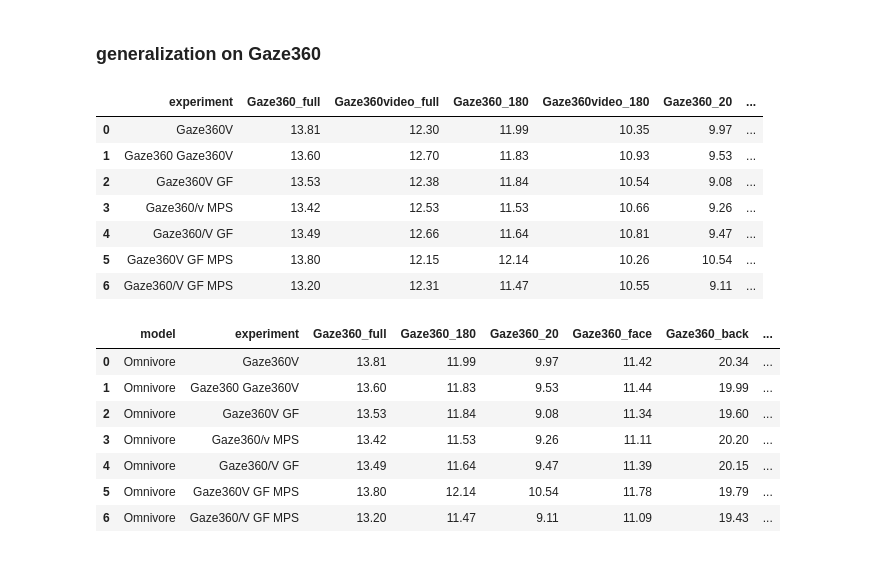
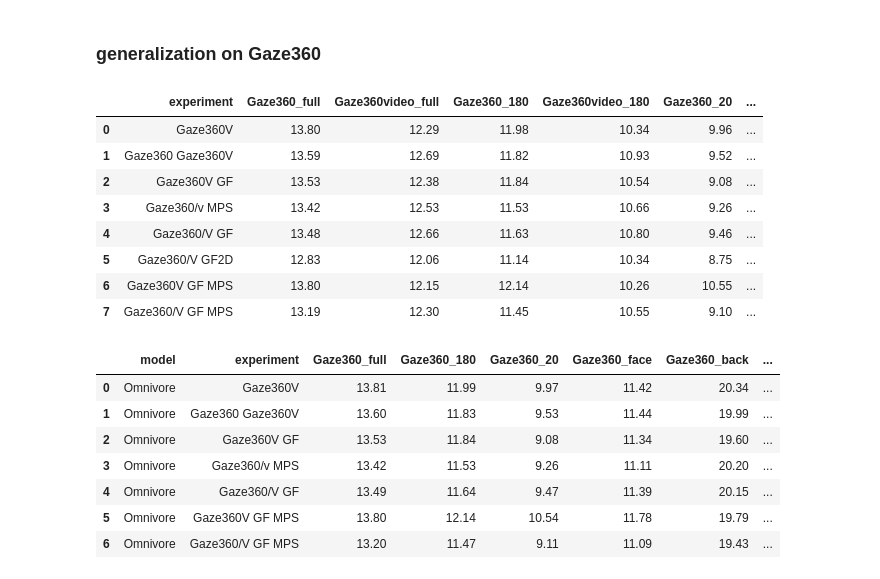
Before and after one commit to Vuillecard/gaze_pretrain, a Jupyter notebook: notebooks/0107_generalization.ipynb, the cells around one changed output. Drawn from its saved outputs; the diff is of its cells as text; code cells hidden in the pictures.

```diff
--- a/notebooks/0107_generalization.ipynb
+++ b/notebooks/0107_generalization.ipynb
@@ -102,6 +102,10 @@ paths = {
     'Gaze360/V GF': {
         'path_dir': 'logs/experiments/generalize/run_2024-07-11_16-08-57',
         'path_model': '/idiap/temp/pvuillecard/projects/gaze_pretrain/logs/experiments/generalize/run_2024-07-11_16-08-57/logs/train/runs/run_0/checkpoints/best_epoch_007.ckpt',
+    },
+    'Gaze360/V GF2D': {
+        'path_dir': 'logs/experiments/generalize/run_2024-09-03_16-56-22',
+        'path_model': '/idiap/temp/pvuillecard/projects/gaze_pretrain/logs/experiments/generalize/run_2024-09-03_16-56-22/logs/train/runs/run_0/checkpoints/best_epoch_024.ckpt',
     },
     'Gaze360V GF MPS': {
         'path_dir': 'logs/experiments/generalize/run_2024-07-04_17-43-42',
@@ -197,51 +201,52 @@ results_table.round(1)
 # %%
 results= []
 for k,value in paths.items():
-    if k in ['Gaze360V', 'Gaze360V GF','Gaze360V GF MPS','Gaze360 Gaze360V','Gaze360/v MPS','Gaze360/V GF','Gaze360/V GF MPS']:
+    if k in ['Gaze360V', 'Gaze360V GF','Gaze360V GF MPS','Gaze360 Gaze360V','Gaze360/v MPS','Gaze360/V GF','Gaze360/V GF2D','Gaze360/V GF MPS']:
         path_exp = os.path.join(dir_log, value['path_dir'],'logs/train/runs/run_0')
         files = os.listdir(os.path.join(path_exp,'metric','test'))
         file = [f for f in files if f.endswith('.json')]
-        if k in ['Gaze360/v MPS']:
+        if k in ['Gaze360/v MPS','Gaze360/V GF2D']:
             file = [f for f in files if f.endswith('.json')]
         else :
             file = [f for f in files if f.endswith('_0.json')]
         file = file[0]
         with open(os.path.join(path_exp,'metric','test',file), 'r') as f:
             metrics = json.load(f)
         col_name = list(metrics.keys())
         metrics['model'] = 'Omnivore'
         metrics['experiment'] = k
         results.append(metrics)
 
 results_table = pd.DataFrame(results)
 # change column order
 # change column order
 column_order = ['model', 'experiment', 'Gaze360_full',  'Gaze360_180',
        'Gaze360_20', 'Gaze360_face','Gaze360_back', 'Gaze360video_full',
        'Gaze360video_180', 'Gaze360video_20', 'Gaze360video_face', 'Gaze360video_back', 'GFIE_full','GFIEvideo_full',
        'MPSGaze_all', 'GazeFollow_2D', 'MPIIFace','Eyediap_CS', 'Eyediapvideo_CS', 'Eyediap_FT', 'Eyediapvideo_FT',
        'Eyediap_FT_M', 'Eyediap_FT_S',
        'Eyediapvideo_FT_M', 'Eyediapvideo_FT_S']
 
 results_table = results_table[column_order]
 results_table_2 = results_table.copy()
 
 column_order = ['experiment','Gaze360_full', 'Gaze360video_full', 'Gaze360_180', 'Gaze360video_180', 'Gaze360_20', 'Gaze360video_20',
                 'Gaze360_face', 'Gaze360video_face', 'Gaze360_back', 'Gaze360video_back',
                 'GFIE_full', 'GFIEvideo_full', 'MPIIFace', 'Eyediap_CS', 'Eyediapvideo_CS']
 results_table = results_table[column_order]
 # to latex
 results_table.to_latex('results/results_table_generalization_Gaze360.tex', index=False,float_format="%.1f")
 results_table
 # %% [output]
 |  | experiment | Gaze360_full | Gaze360video_full | Gaze360_180 | Gaze360video_180 | Gaze360_20 | ... |
-| 0 | Gaze360V | 13.81 | 12.30 | 11.99 | 10.35 | 9.97 | ... |
-| 1 | Gaze360 Gaze360V | 13.60 | 12.70 | 11.83 | 10.93 | 9.53 | ... |
+| 0 | Gaze360V | 13.80 | 12.29 | 11.98 | 10.34 | 9.96 | ... |
+| 1 | Gaze360 Gaze360V | 13.59 | 12.69 | 11.82 | 10.93 | 9.52 | ... |
 | 2 | Gaze360V GF | 13.53 | 12.38 | 11.84 | 10.54 | 9.08 | ... |
 | 3 | Gaze360/v MPS | 13.42 | 12.53 | 11.53 | 10.66 | 9.26 | ... |
-| 4 | Gaze360/V GF | 13.49 | 12.66 | 11.64 | 10.81 | 9.47 | ... |
-| 5 | Gaze360V GF MPS | 13.80 | 12.15 | 12.14 | 10.26 | 10.54 | ... |
-| 6 | Gaze360/V GF MPS | 13.20 | 12.31 | 11.47 | 10.55 | 9.11 | ... |
+| 4 | Gaze360/V GF | 13.48 | 12.66 | 11.63 | 10.80 | 9.46 | ... |
+| 5 | Gaze360/V GF2D | 12.83 | 12.06 | 11.14 | 10.34 | 8.75 | ... |
+| 6 | Gaze360V GF MPS | 13.80 | 12.15 | 12.14 | 10.26 | 10.55 | ... |
+| 7 | Gaze360/V GF MPS | 13.19 | 12.30 | 11.45 | 10.55 | 9.10 | ... |
 # %%
 results_table_2
 # %% [output]
```
Also changed, not shown: parts of 8 cells of this notebook, 6 other files.
